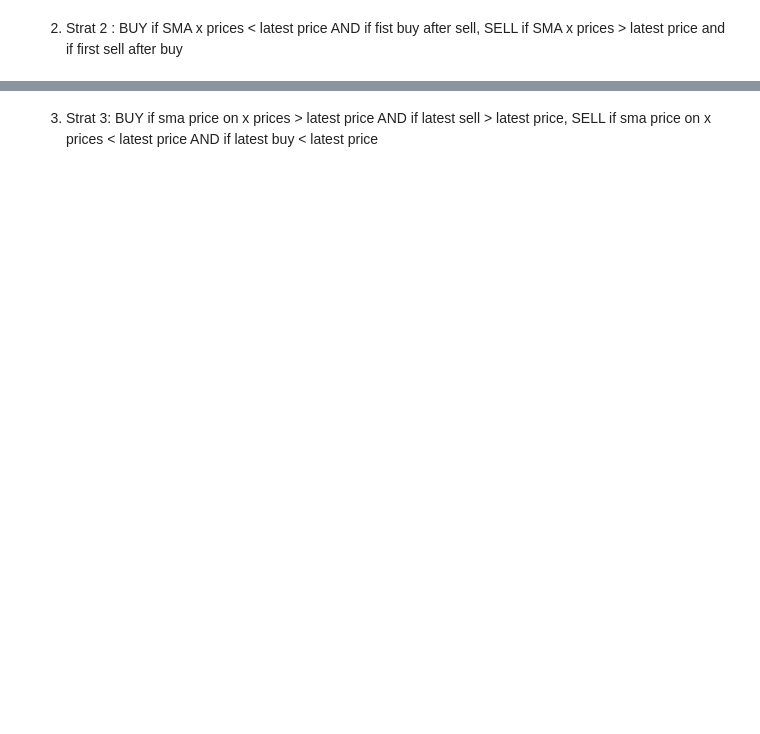
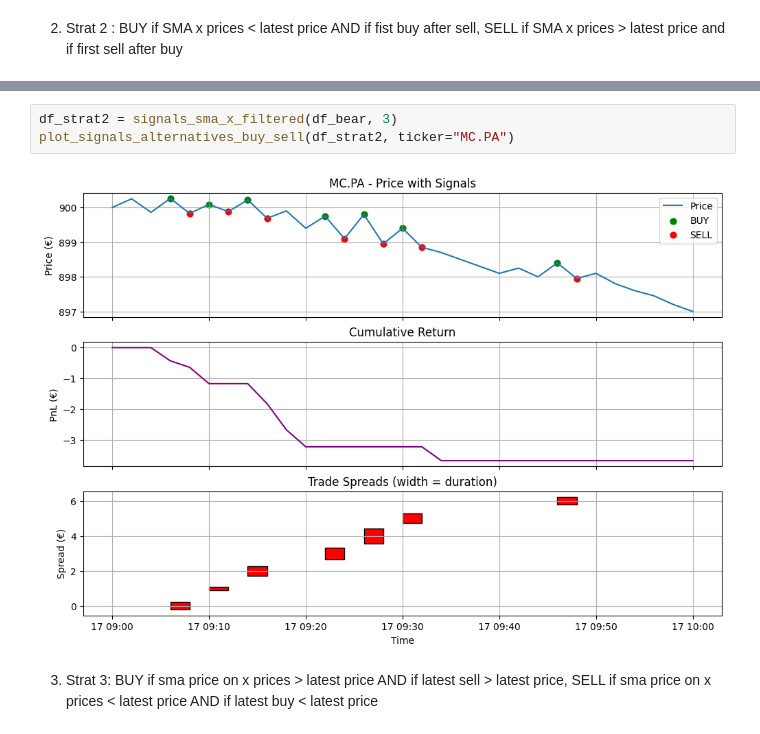
Before and after one commit to ALouise/trading-bot, a Jupyter notebook: notebooks/backtest_strategy_synthetic.ipynb, the cells around one changed output, grey strips where cells are left out. Cells and saved outputs as stored; diff of their text form; blank space fills up the shorter version.

```diff
--- a/notebooks/backtest_strategy_synthetic.ipynb
+++ b/notebooks/backtest_strategy_synthetic.ipynb
@@ -22,3 +33,8 @@ plot_signals_alternatives_buy_sell(df_strat2, ticker="MC.PA")
+# %%
+df_strat2 = signals_sma_x_filtered(df_bear, 3)
+plot_signals_alternatives_buy_sell(df_strat2, ticker="MC.PA")
+# %% [output]
+[figure, added]
 # %% [markdown]
 3. Strat 3: BUY if sma price on x prices > latest price AND if latest sell > latest price, SELL  if sma price on x prices < latest price AND if latest buy < latest price
 # %%
```
Also changed, not shown: parts of 7 cells of this notebook, 1 other file.
